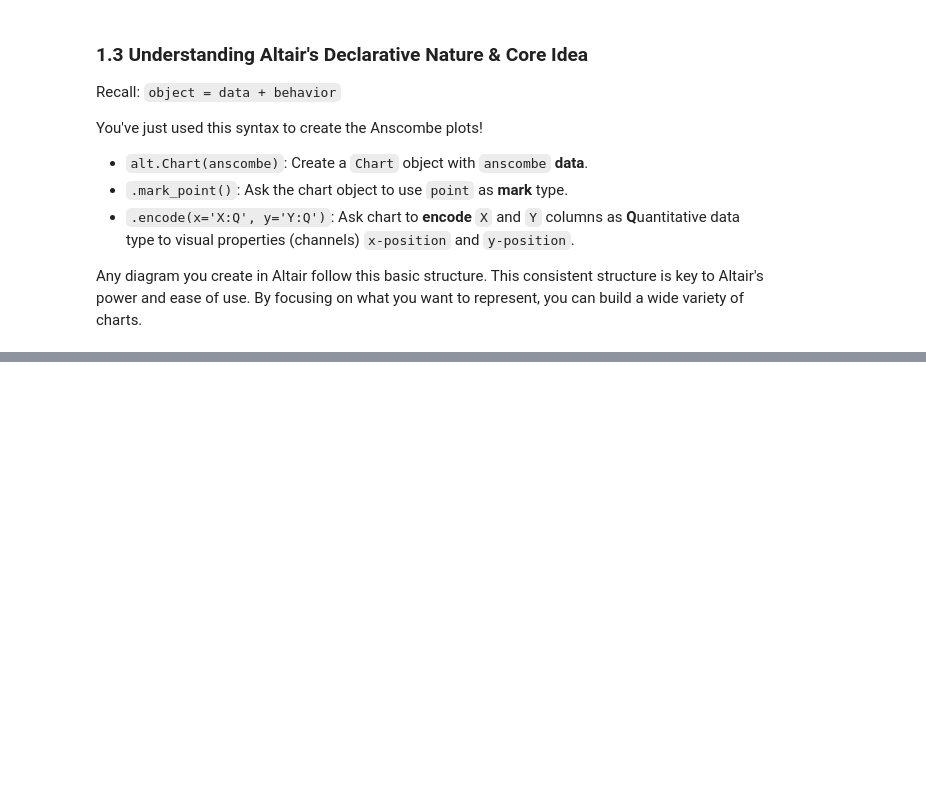
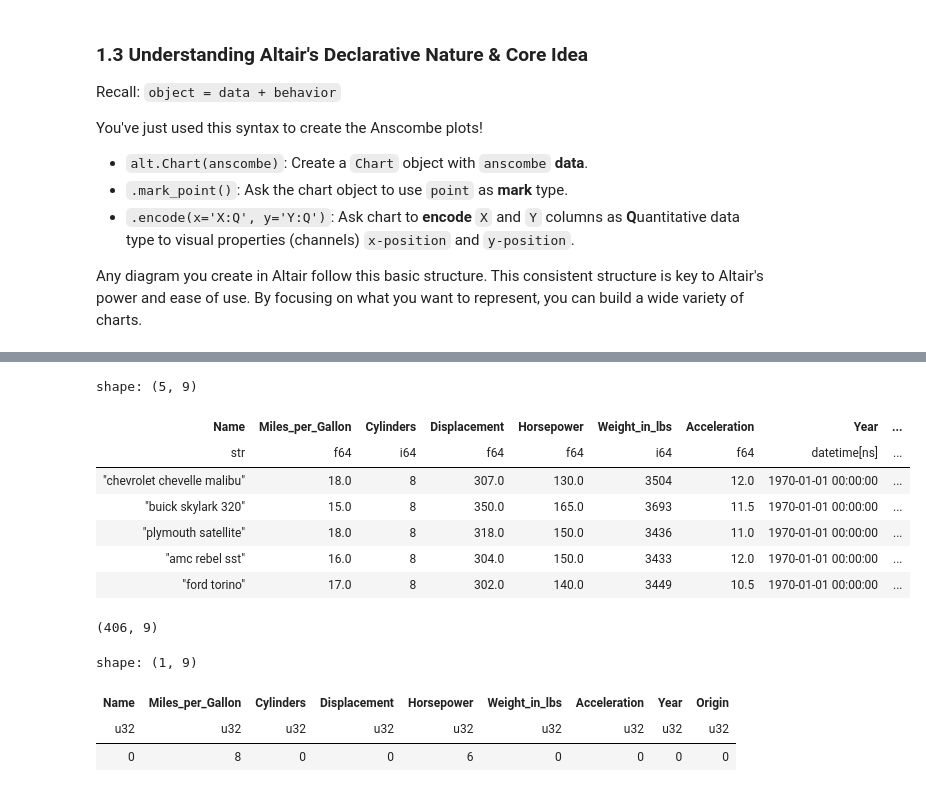
Before and after one commit to dataprogpy/code-samples, a Jupyter notebook: starter_files/04_introduction_to_altair.ipynb, the cells around one changed output, grey strips where cells are left out. Saved outputs shown, nothing was run; the diff lists cells and outputs as text; code cells hidden in the pictures; blank space fills up the shorter version.

```diff
--- a/starter_files/04_introduction_to_altair.ipynb
+++ b/starter_files/04_introduction_to_altair.ipynb
@@ -157,3 +160,11 @@ You've just used this syntax to create the Anscombe plots!
 
 Any diagram you create in Altair follow this basic structure. This consistent structure is key to Altair's power and ease of use.
 By focusing on what you want to represent, you can build a wide variety of charts.
+# %%
+from vega_datasets import data as vega_data
+
+# Load as Pandas DataFrame first
+cars_pd_df = vega_data.cars()
+
+# Convert to Polars DataFrame
+cars_pl_df = pl.from_pandas(cars_pd_df)
@@ -159,0 +182,19 @@ By focusing on what you want to represent, you can build a wide variety of chart
+# %%
+# Always a good idea to inspect your data
+cars_pl_df.head()
+cars_pl_df.shape
+cars_pl_df.null_count() # Check for missing values
+# %% [output]
+shape: (5, 9)
+| Name | Miles_per_Gallon | Cylinders | Displacement | Horsepower | Weight_in_lbs | Acceleration | Year | ... |
+| str | f64 | i64 | f64 | f64 | i64 | f64 | datetime[ns] | ... |
+| "chevrolet chevelle malibu" | 18.0 | 8 | 307.0 | 130.0 | 3504 | 12.0 | 1970-01-01 00:00:00 | ... |
+| "buick skylark 320" | 15.0 | 8 | 350.0 | 165.0 | 3693 | 11.5 | 1970-01-01 00:00:00 | ... |
+| "plymouth satellite" | 18.0 | 8 | 318.0 | 150.0 | 3436 | 11.0 | 1970-01-01 00:00:00 | ... |
+| "amc rebel sst" | 16.0 | 8 | 304.0 | 150.0 | 3433 | 12.0 | 1970-01-01 00:00:00 | ... |
+| "ford torino" | 17.0 | 8 | 302.0 | 140.0 | 3449 | 10.5 | 1970-01-01 00:00:00 | ... |
+(406, 9)
+shape: (1, 9)
+| Name | Miles_per_Gallon | Cylinders | Displacement | Horsepower | Weight_in_lbs | Acceleration | Year | Origin |
+| u32 | u32 | u32 | u32 | u32 | u32 | u32 | u32 | u32 |
+| 0 | 8 | 0 | 0 | 6 | 0 | 0 | 0 | 0 |
```
Also changed, not shown: parts of 19 cells of this notebook.
